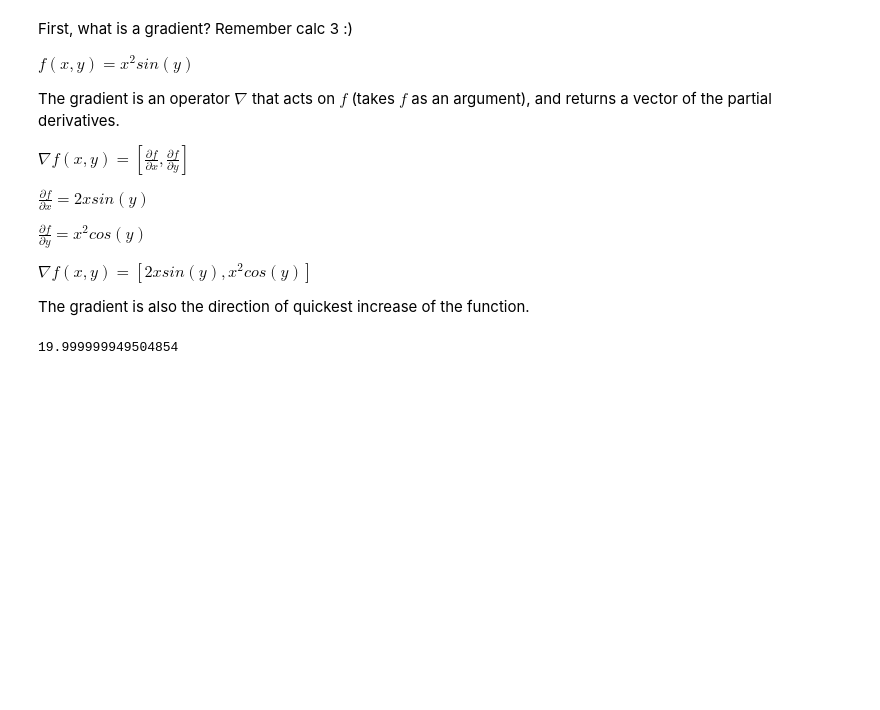
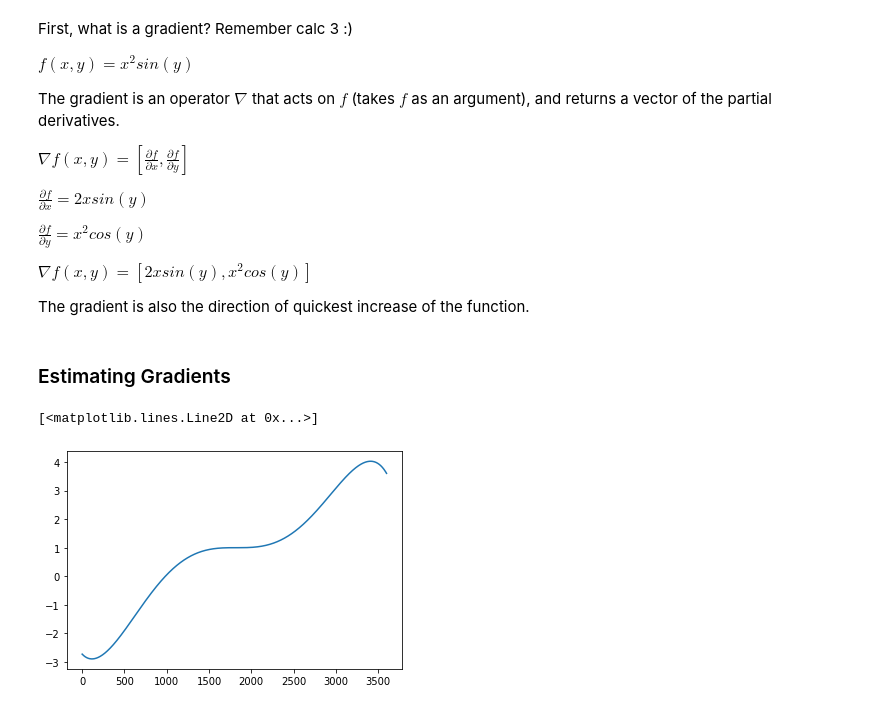
Before and after one commit to jakeweholt/ML_algorithms, a Jupyter notebook: Gradient Descent.ipynb, the cells around one changed output. Saved outputs shown, nothing was run; the diff lists cells and outputs as text; code cells hidden in the pictures; blank space fills up the shorter version.

```diff
--- a/Gradient Descent.ipynb
+++ b/Gradient Descent.ipynb
@@ -32,7 +35,8 @@ def sum_of_squares(v: list) -> float:
 # %%
 import math
 def f(x):
-    return x**2
+    return (np.power(x,3)*np.cos(x/2) + .5)*np.sqrt(4-np.power(x,2))
+#     return x**2
 
 def grad_f(f,x,h):
     return (f(x+h) - f(x))/h
@@ -59,5 +43,2 @@ import numpy as np
-# %%
-
-grad_f(f, 10, 0.0000001)
-# %% [output]
-19.999999949504854
+# %% [markdown]
+### Estimating Gradients
@@ -63,0 +52,8 @@ grad_f(f, 10, 0.0000001)
+# %%
+v = np.arange(-1.8, 1.8, 0.001)
+grad_est = estimate_gradient(f, v)
+# %%
+plt.plot([f(x) for x in v])
+# %% [output]
+[<matplotlib.lines.Line2D at 0x...>]
+[figure, added]
```
Also changed, not shown: parts of 12 cells of this notebook.
